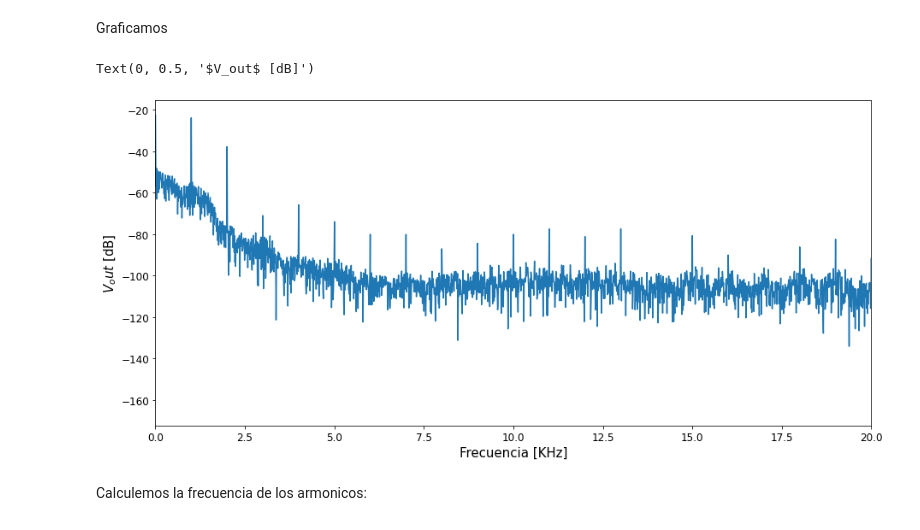
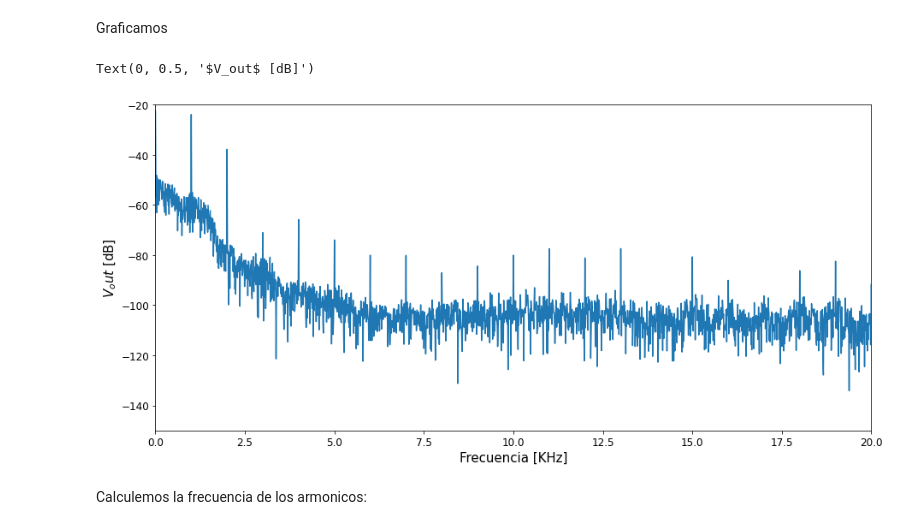
Before and after one commit to vecheto/astro_experimental, a Jupyter notebook: Tarea 3/codigo.ipynb, the cells around one changed output. Cells and saved outputs as stored; diff of their text form; code cells hidden in the pictures.

```diff
--- a/Tarea 3/codigo.ipynb
+++ b/Tarea 3/codigo.ipynb
@@ -220,14 +221,15 @@ Graficamos
 # %%
 plt.figure(figsize=(15,7))
 plt.xticks(fontsize=12)
 plt.yticks(fontsize=12)
 plt.plot(datos2['Freq.']/1000, datos2['V(out)'])
 plt.xlim(0,20)
+plt.ylim(-150,-20)
 plt.xlabel('Frecuencia [KHz]', size=15)
 plt.ylabel('$V_out$ [dB]', size=15)
 # %% [output]
 Text(0, 0.5, '$V_out$ [dB]')
-[figure, old version]
+[figure, new version]
 # %% [markdown]
 Calculemos la frecuencia de los armonicos:
 # %%
```
Also changed, not shown: parts of 10 cells of this notebook.
